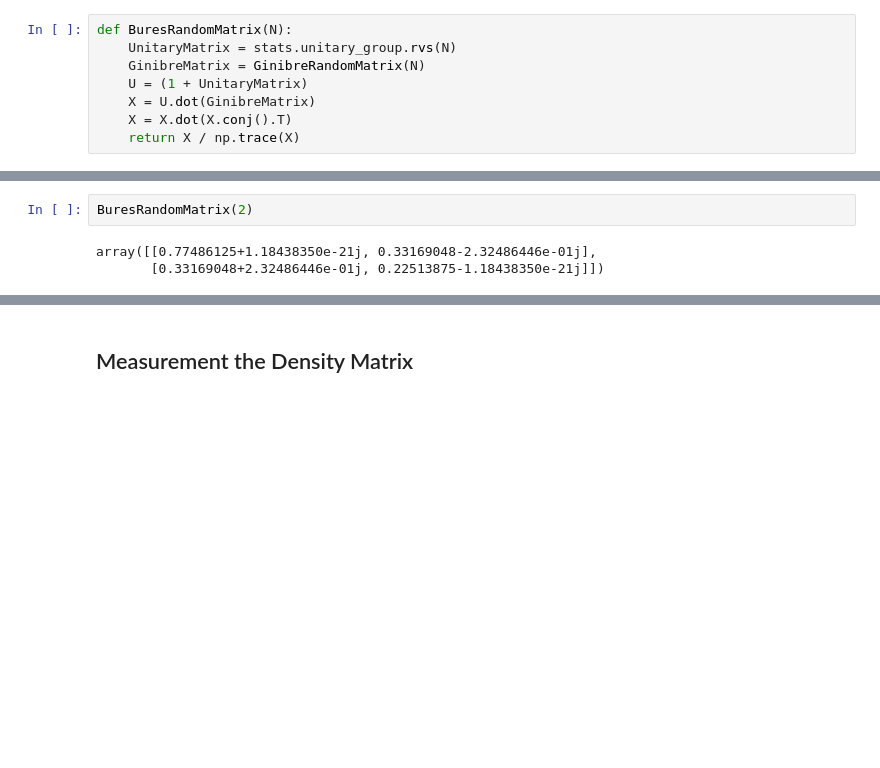
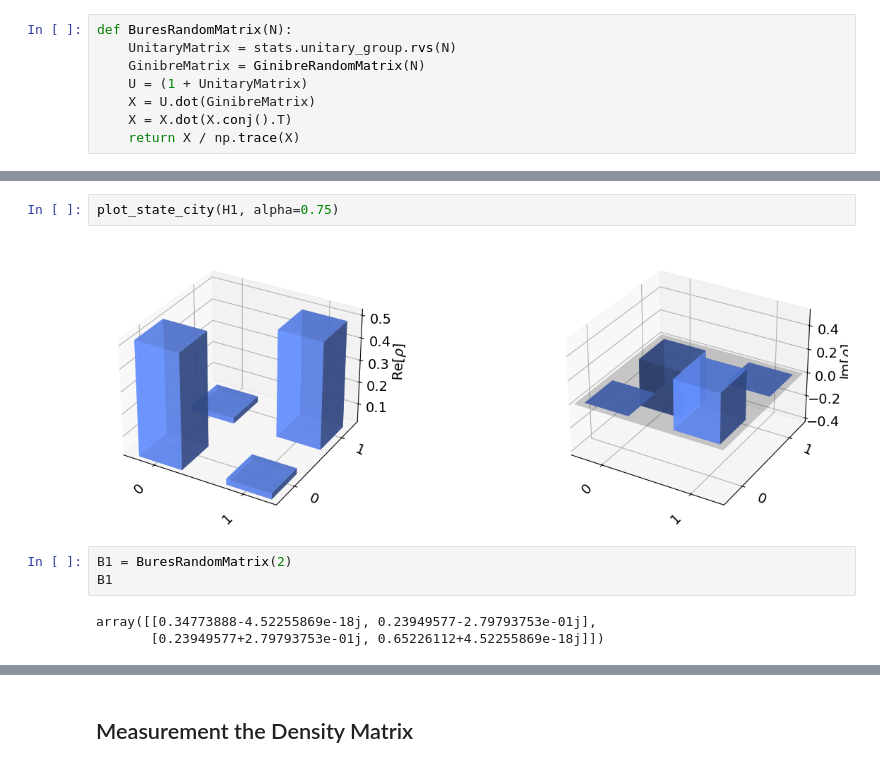
Before and after one commit to jucgonzalezes/BayesianQT, a Jupyter notebook: scripts/GinibreEnsemble.ipynb, the cells around one changed output, grey strips where cells are left out. Drawn from its saved outputs; the diff is of its cells as text; blank space fills up the shorter version.

```diff
--- a/scripts/GinibreEnsemble.ipynb
+++ b/scripts/GinibreEnsemble.ipynb
@@ -52,5 +60,10 @@ array([[0.25024975+2.65247610e-18j, 0.03761698+2.90046357e-02j],
+# %%
+plot_state_city(H1, alpha=0.75)
+# %% [output]
+[figure, added]
 # %%
-BuresRandomMatrix(2)
+B1 = BuresRandomMatrix(2)
+B1
 # %% [output]
-array([[0.77486125+1.18438350e-21j, 0.33169048-2.32486446e-01j],
-       [0.33169048+2.32486446e-01j, 0.22513875-1.18438350e-21j]])
+array([[0.34773888-4.52255869e-18j, 0.23949577-2.79793753e-01j],
+       [0.23949577+2.79793753e-01j, 0.65226112+4.52255869e-18j]])
```
Also changed, not shown: parts of 11 cells of this notebook.
